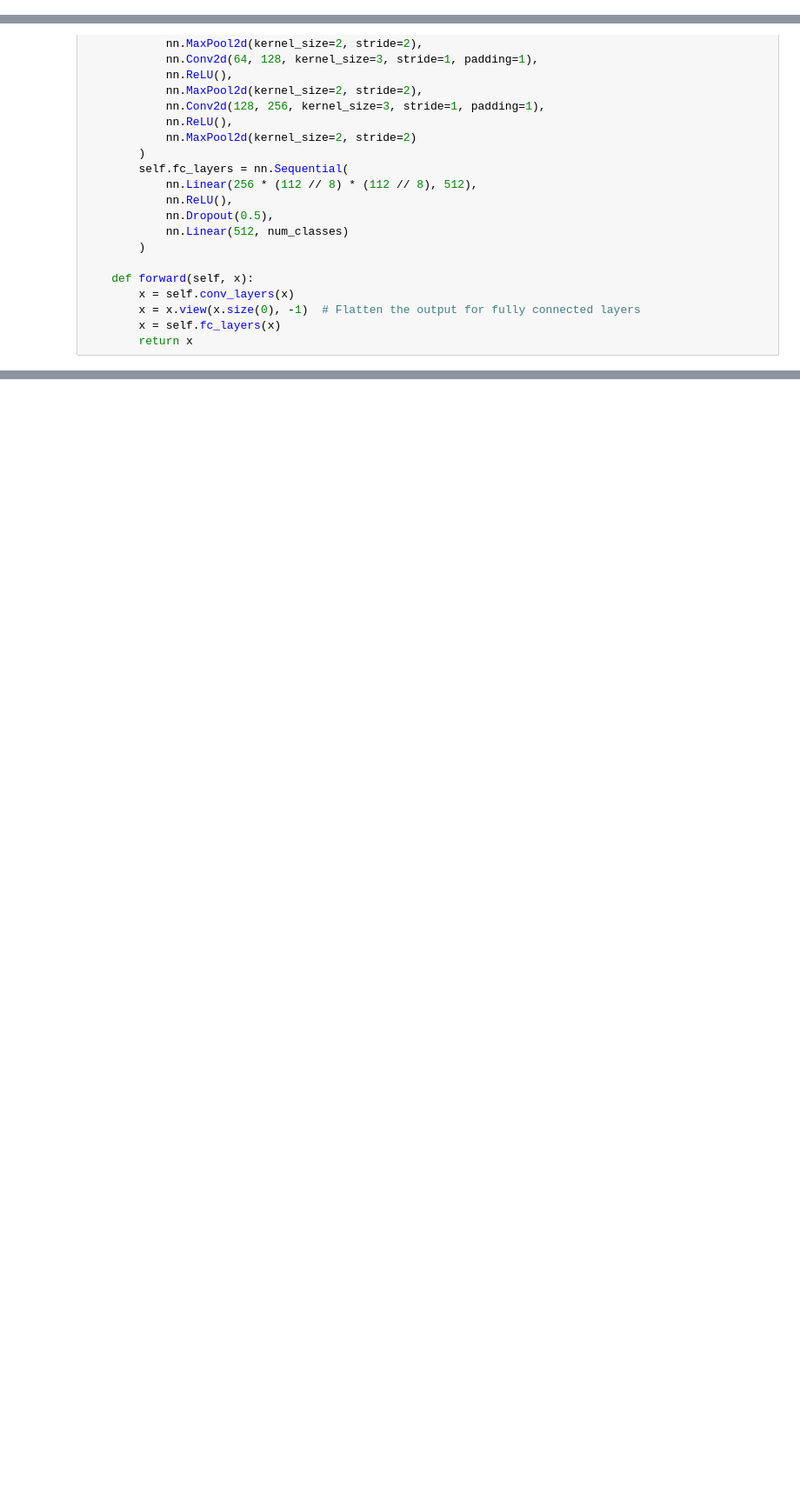
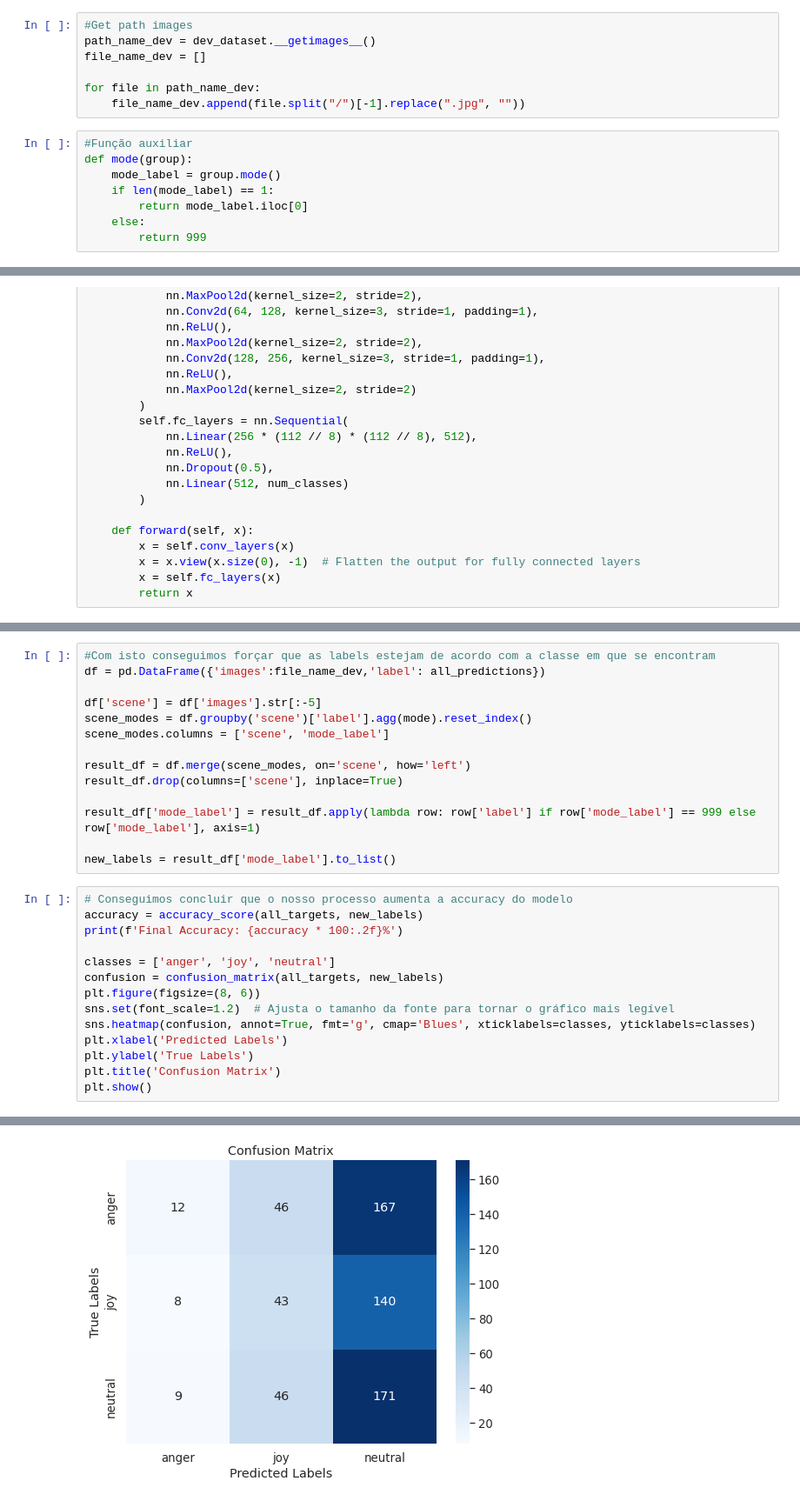
Before and after one commit to rodrigolemos99/MonicaWeek7, a Jupyter notebook: monica_henrique.ipynb, the cells around one changed output, grey strips where cells are left out. Shown: that part at 87% size. Saved outputs shown, nothing was run; the diff lists cells and outputs as text; blank space fills up the shorter version.

```diff
--- a/monica_henrique.ipynb
+++ b/monica_henrique.ipynb
@@ -50,6 +58,21 @@ train_dataset = DatasetEmotions(train_path, transforms=transforming)
 dev_dataset = DatasetEmotions(dev_path, transforms=transforming)
 train_data = DataLoader(train_dataset, batch_size=32, shuffle=True)
 dev_data = DataLoader(dev_dataset, batch_size=32, shuffle=True)
+# %%
+#Get path images
+path_name_dev = dev_dataset.__getimages__()
+file_name_dev = []
+
+for file in path_name_dev:
+    file_name_dev.append(file.split("/")[-1].replace(".jpg", ""))
+# %%
+#Função auxiliar
+def mode(group):
+    mode_label = group.mode()
+    if len(mode_label) == 1:
+        return mode_label.iloc[0]
+    else:
+        return 999
 # %%
 total_samples_train = len(train_data) * train_data.batch_size
 total_samples_dev = len(dev_data) * dev_data.batch_size
@@ -268,0 +204,29 @@ plt.show()
+# %%
+#Com isto conseguimos forçar que as labels estejam de acordo com a classe em que se encontram
+df = pd.DataFrame({'images':file_name_dev,'label': all_predictions})
+
+df['scene'] = df['images'].str[:-5]
+scene_modes = df.groupby('scene')['label'].agg(mode).reset_index()
+scene_modes.columns = ['scene', 'mode_label']
+
+result_df = df.merge(scene_modes, on='scene', how='left')
+result_df.drop(columns=['scene'], inplace=True)
+
+result_df['mode_label'] = result_df.apply(lambda row: row['label'] if row['mode_label'] == 999 else row['mode_label'], axis=1)
+
+new_labels = result_df['mode_label'].to_list()
+# %%
+# Conseguimos concluir que o nosso processo aumenta a accuracy do modelo
+accuracy = accuracy_score(all_targets, new_labels)
+print(f'Final Accuracy: {accuracy * 100:.2f}%')
+
+classes = ['anger', 'joy', 'neutral']
+confusion = confusion_matrix(all_targets, new_labels)
+plt.figure(figsize=(8, 6))
+sns.set(font_scale=1.2)  # Ajusta o tamanho da fonte para tornar o gráfico mais legível
+sns.heatmap(confusion, annot=True, fmt='g', cmap='Blues', xticklabels=classes, yticklabels=classes)
+plt.xlabel('Predicted Labels')
+plt.ylabel('True Labels')
+plt.title('Confusion Matrix')
+plt.show()
+# %% [output]
@@ -268,0 +234 @@ plt.show()
+[figure, added]
```
Also changed, not shown: parts of 33 cells of this notebook, 1 other file.
